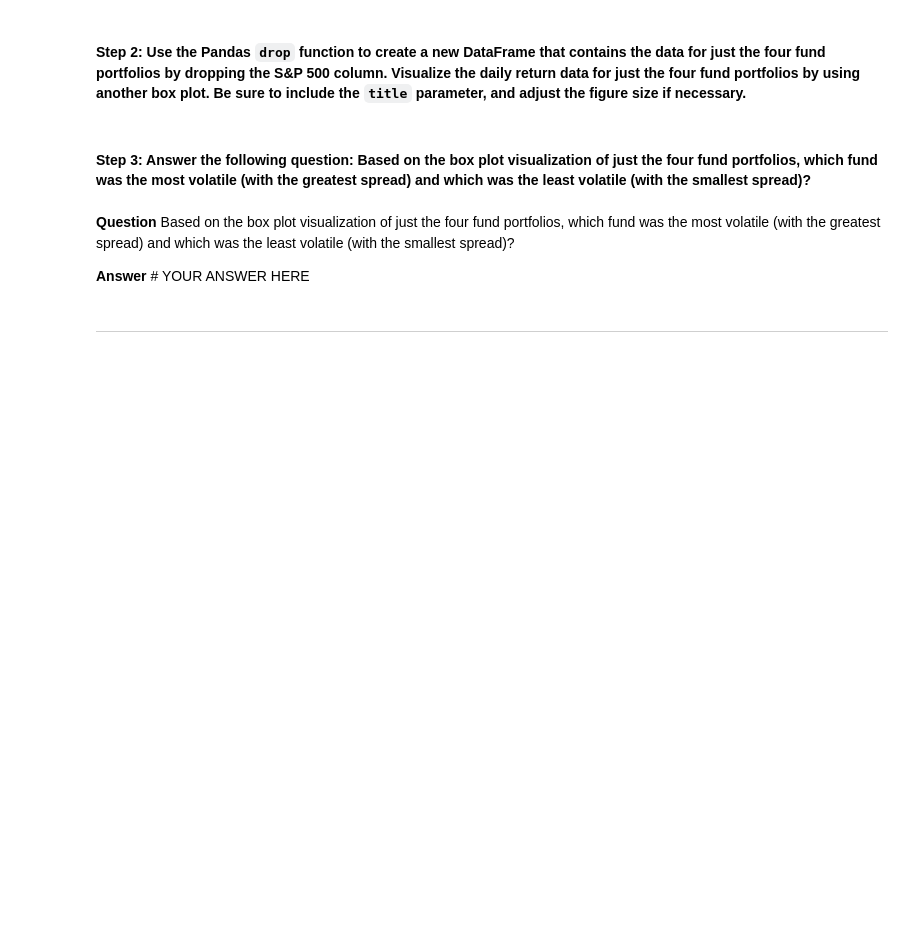
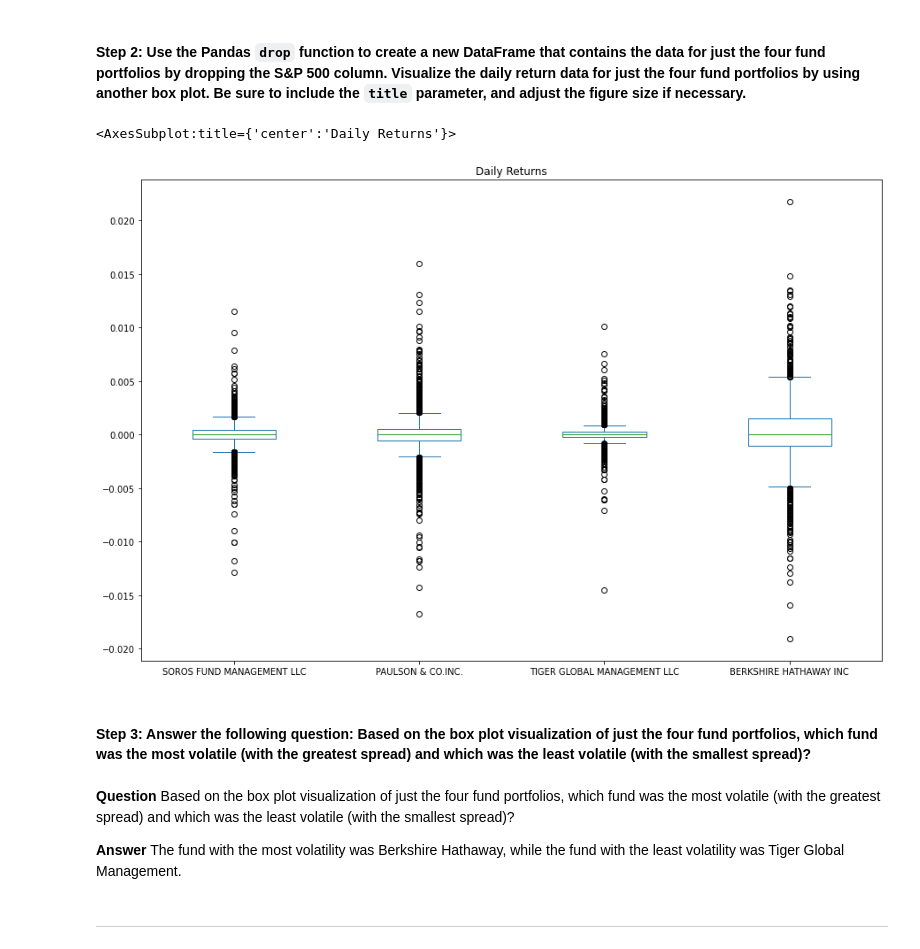
Before and after one commit to ghedrick76/module_4_challenge, a Jupyter notebook: Starter_Code/risk_return_analysis.ipynb, the cells around one changed output. Drawn from its saved outputs; the diff is of its cells as text; code cells hidden in the pictures; blank space fills up the shorter version.

```diff
--- a/Starter_Code/risk_return_analysis.ipynb
+++ b/Starter_Code/risk_return_analysis.ipynb
@@ -210,14 +213,19 @@ Analyze the volatility of each of the four fund portfolios and of the S&P 500 In
 # %%
 # Create a new DataFrame containing only the 4 fund portfolios by dropping the S&P 500 column from the DataFrame
 # Create box plots to reflect the return data for only the 4 fund portfolios
 # Include a title parameter and adjust the figure size
-# YOUR CODE HERE
+daily_returns_2 = daily_returns.drop("S&P 500", axis=1)
+
+daily_returns_2.plot(kind='box', figsize=(15,10), title="Daily Returns", legend=True)
+# %% [output]
+<AxesSubplot:title={'center':'Daily Returns'}>
+[figure, added]
 # %% [markdown]
 #### Step 3: Answer the following question: Based on the box plot visualization of just the four fund portfolios, which fund was the most volatile (with the greatest spread) and which was the least volatile (with the smallest spread)?
 # %% [markdown]
 **Question** Based on the box plot visualization of just the four fund portfolios, which fund was the most volatile (with the greatest spread) and which was the least volatile (with the smallest spread)?
 
-**Answer** # YOUR ANSWER HERE
+**Answer** The fund with the most volatility was Berkshire Hathaway, while the fund with the least volatility was Tiger Global Management.
 # %% [markdown]
 ---
 # %% [markdown]
```
Also changed, not shown: parts of 1 cell of this notebook.
